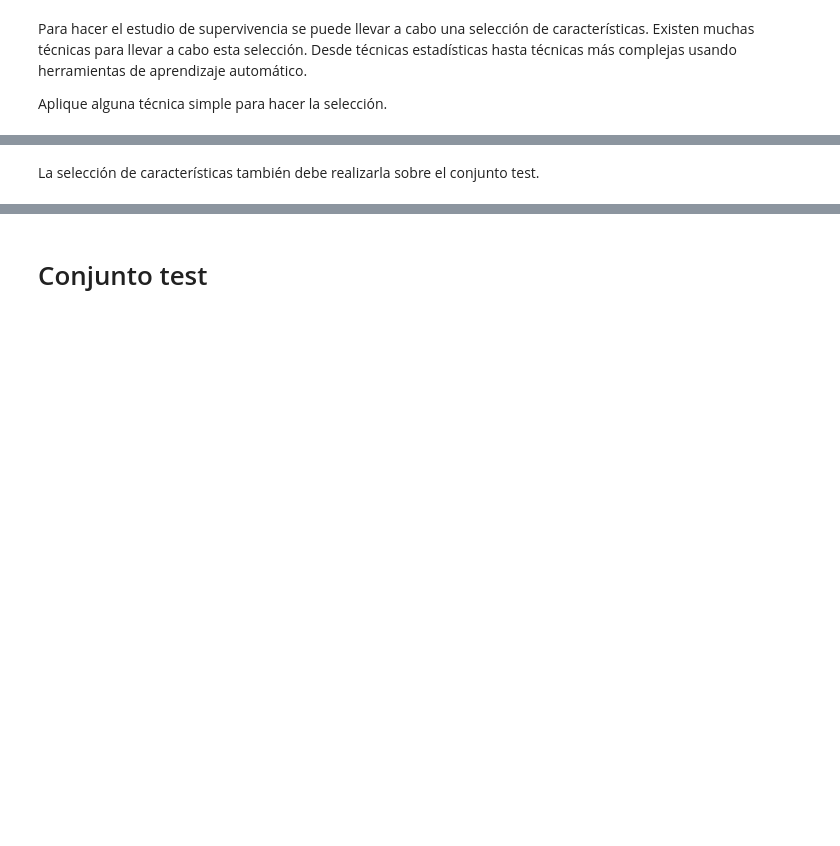
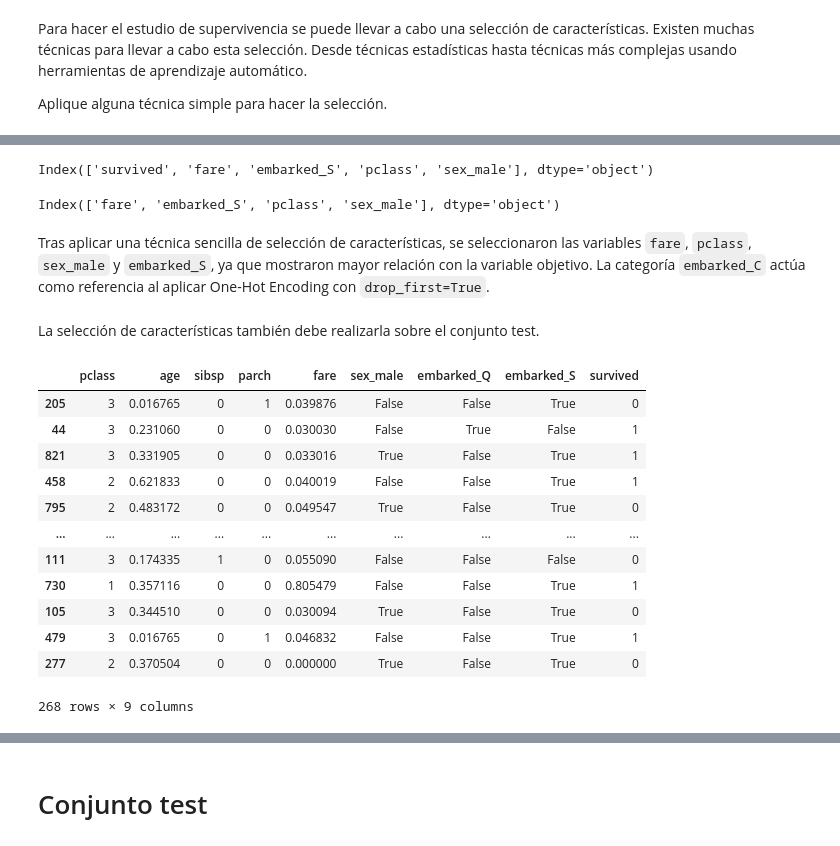
Before and after one commit to duvan1026/Titanic_Big_Data, a Jupyter notebook: ABD_CastroBautistaDuvanDario.ipynb, the cells around one changed output, grey strips where cells are left out. Cells and saved outputs as stored; diff of their text form; code cells hidden in the pictures; blank space fills up the shorter version.

```diff
--- a/ABD_CastroBautistaDuvanDario.ipynb
+++ b/ABD_CastroBautistaDuvanDario.ipynb
@@ -1756,2 +1790,38 @@ Aplique alguna técnica simple para hacer la selección.
+# %%
+# Seleccionamos las variables más relevantes
+selected_features = correlation[abs(correlation) > 0.1].index
+selected_features
+# %% [output]
+Index(['survived', 'fare', 'embarked_S', 'pclass', 'sex_male'], dtype='object')
+# %%
+# Eliminamos la variable objetivo (no es una característica)
+selected_features = selected_features.drop('survived')
+selected_features
+# %% [output]
+Index(['fare', 'embarked_S', 'pclass', 'sex_male'], dtype='object')
+# %% [markdown]
+Tras aplicar una técnica sencilla de selección de características, se seleccionaron las
+variables `fare`, `pclass`, `sex_male` y `embarked_S`, ya que mostraron mayor relación con
+la variable objetivo. La categoría `embarked_C` actúa como referencia al aplicar One-Hot
+Encoding con `drop_first=True`.
 # %% [markdown]
 La selección de características también debe realizarla sobre el conjunto test.
+# %%
+# Unimos X_train con la variable objetivo
+Xy_test = X_test_One_Hot.copy()
+Xy_test['survived'] = Y_test
+Xy_test
+# %% [output]
+|  | pclass | age | sibsp | parch | fare | sex_male | embarked_Q | embarked_S | survived |
+| 205 | 3 | 0.016765 | 0 | 1 | 0.039876 | False | False | True | 0 |
+| 44 | 3 | 0.231060 | 0 | 0 | 0.030030 | False | True | False | 1 |
+| 821 | 3 | 0.331905 | 0 | 0 | 0.033016 | True | False | True | 1 |
+| 458 | 2 | 0.621833 | 0 | 0 | 0.040019 | False | False | True | 1 |
+| 795 | 2 | 0.483172 | 0 | 0 | 0.049547 | True | False | True | 0 |
+| ... | ... | ... | ... | ... | ... | ... | ... | ... | ... |
+| 111 | 3 | 0.174335 | 1 | 0 | 0.055090 | False | False | False | 0 |
+| 730 | 1 | 0.357116 | 0 | 0 | 0.805479 | False | False | True | 1 |
+| 105 | 3 | 0.344510 | 0 | 0 | 0.030094 | True | False | True | 0 |
+| 479 | 3 | 0.016765 | 0 | 1 | 0.046832 | False | False | True | 1 |
+| 277 | 2 | 0.370504 | 0 | 0 | 0.000000 | True | False | True | 0 |
+268 rows × 9 columns
```
Also changed, not shown: parts of 6 cells of this notebook.
